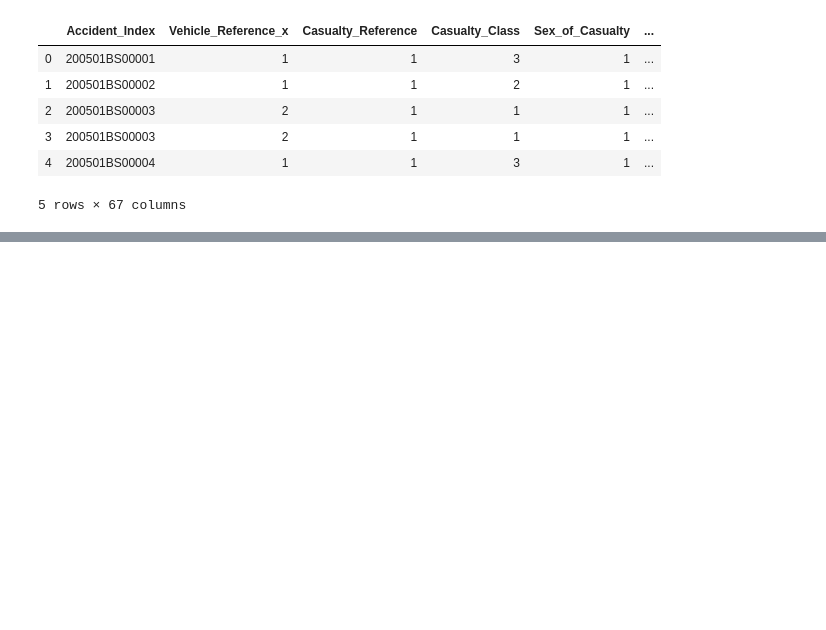
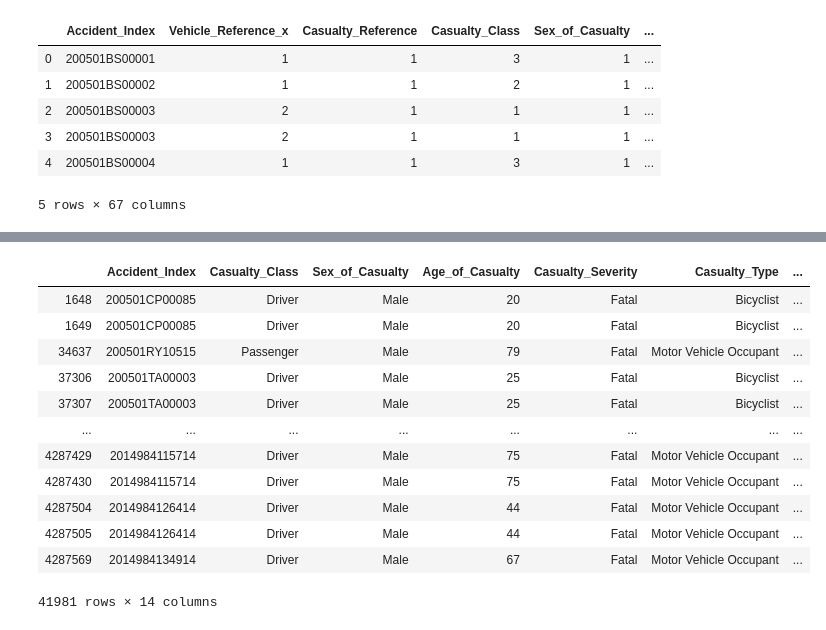
Before and after one commit to zxxdan/DataBootcampProject2, a Jupyter notebook: Notebooks/uk_transform.ipynb, the cells around one changed output, grey strips where cells are left out. Saved outputs shown, nothing was run; the diff lists cells and outputs as text; code cells hidden in the pictures; blank space fills up the shorter version.

```diff
--- a/Notebooks/uk_transform.ipynb
+++ b/Notebooks/uk_transform.ipynb
@@ -81,0 +299,17 @@ Index(['Accident_Index', 'Vehicle_Reference_x', 'Casualty_Reference',
+# %%
+uk = uk_data_df.loc[(uk_data_df["Casualty_Severity"]=="Fatal"),:]
+uk
+# %% [output]
+|  | Accident_Index | Casualty_Class | Sex_of_Casualty | Age_of_Casualty | Casualty_Severity | Casualty_Type | ... |
+| 1648 | 200501CP00085 | Driver | Male | 20 | Fatal | Bicyclist | ... |
+| 1649 | 200501CP00085 | Driver | Male | 20 | Fatal | Bicyclist | ... |
+| 34637 | 200501RY10515 | Passenger | Male | 79 | Fatal | Motor Vehicle Occupant | ... |
+| 37306 | 200501TA00003 | Driver | Male | 25 | Fatal | Bicyclist | ... |
+| 37307 | 200501TA00003 | Driver | Male | 25 | Fatal | Bicyclist | ... |
+| ... | ... | ... | ... | ... | ... | ... | ... |
+| 4287429 | 2014984115714 | Driver | Male | 75 | Fatal | Motor Vehicle Occupant | ... |
+| 4287430 | 2014984115714 | Driver | Male | 75 | Fatal | Motor Vehicle Occupant | ... |
+| 4287504 | 2014984126414 | Driver | Male | 44 | Fatal | Motor Vehicle Occupant | ... |
+| 4287505 | 2014984126414 | Driver | Male | 44 | Fatal | Motor Vehicle Occupant | ... |
+| 4287569 | 2014984134914 | Driver | Male | 67 | Fatal | Motor Vehicle Occupant | ... |
+41981 rows × 14 columns
```
Also changed, not shown: parts of 17 cells of this notebook, 2 other files.
